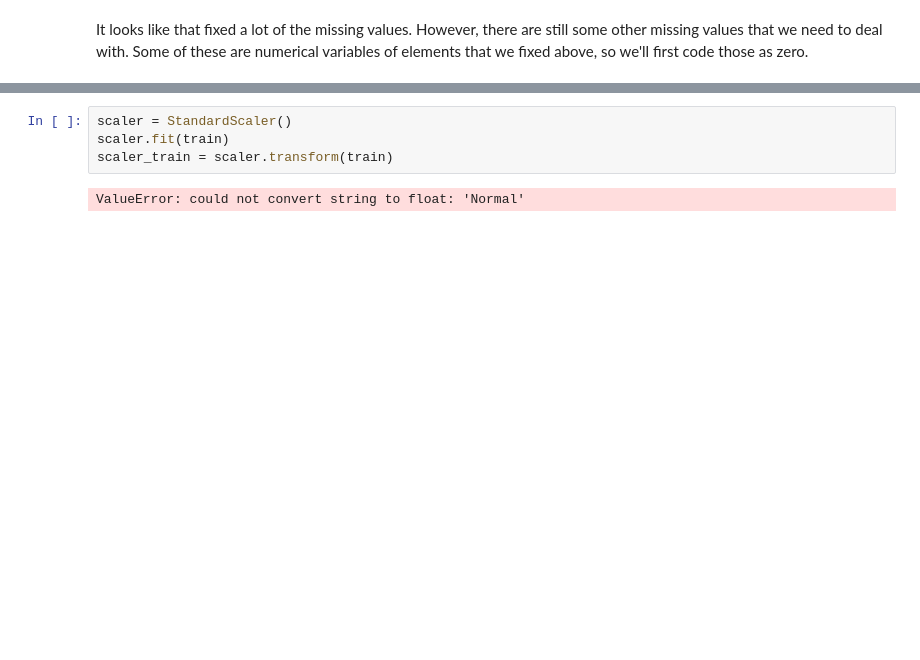
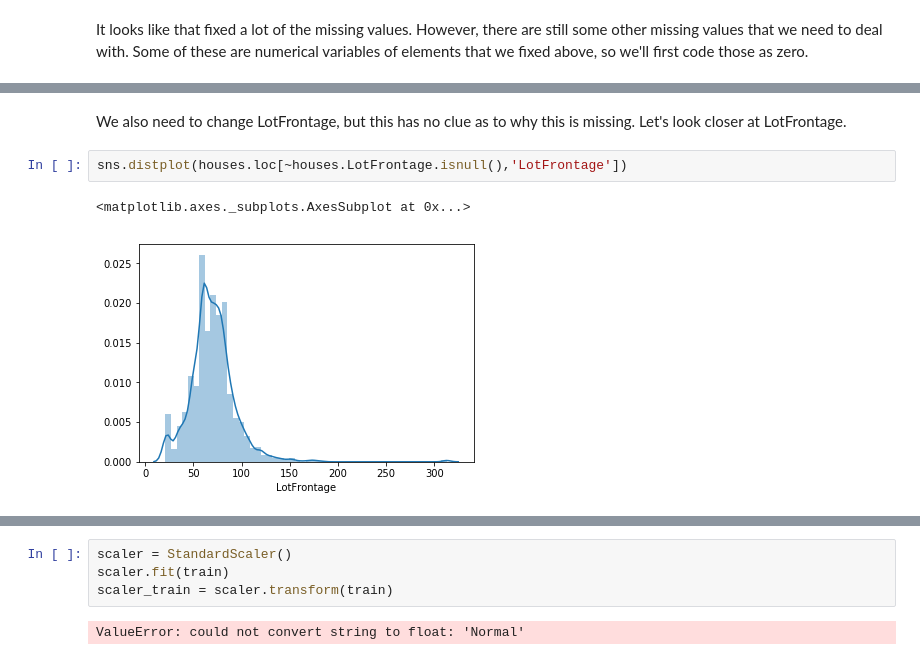
Before and after one commit to nickgrasley/appliedMachineLearning, a Jupyter notebook: hw2/hw2.ipynb, the cells around one changed output, grey strips where cells are left out. Drawn from its saved outputs; the diff is of its cells as text; blank space fills up the shorter version.

```diff
--- a/hw2/hw2.ipynb
+++ b/hw2/hw2.ipynb
@@ -121 +137,8 @@ It looks like that fixed a lot of the missing values. However, there are still s
+# %% [markdown]
+We also need to change LotFrontage, but this has no clue as to why this is missing. Let's look closer at LotFrontage.
+# %%
+sns.distplot(houses.loc[~houses.LotFrontage.isnull(),'LotFrontage'])
+# %% [output]
+<matplotlib.axes._subplots.AxesSubplot at 0x...>
+[figure, added]
 # %%
```
Also changed, not shown: parts of 11 cells of this notebook.
